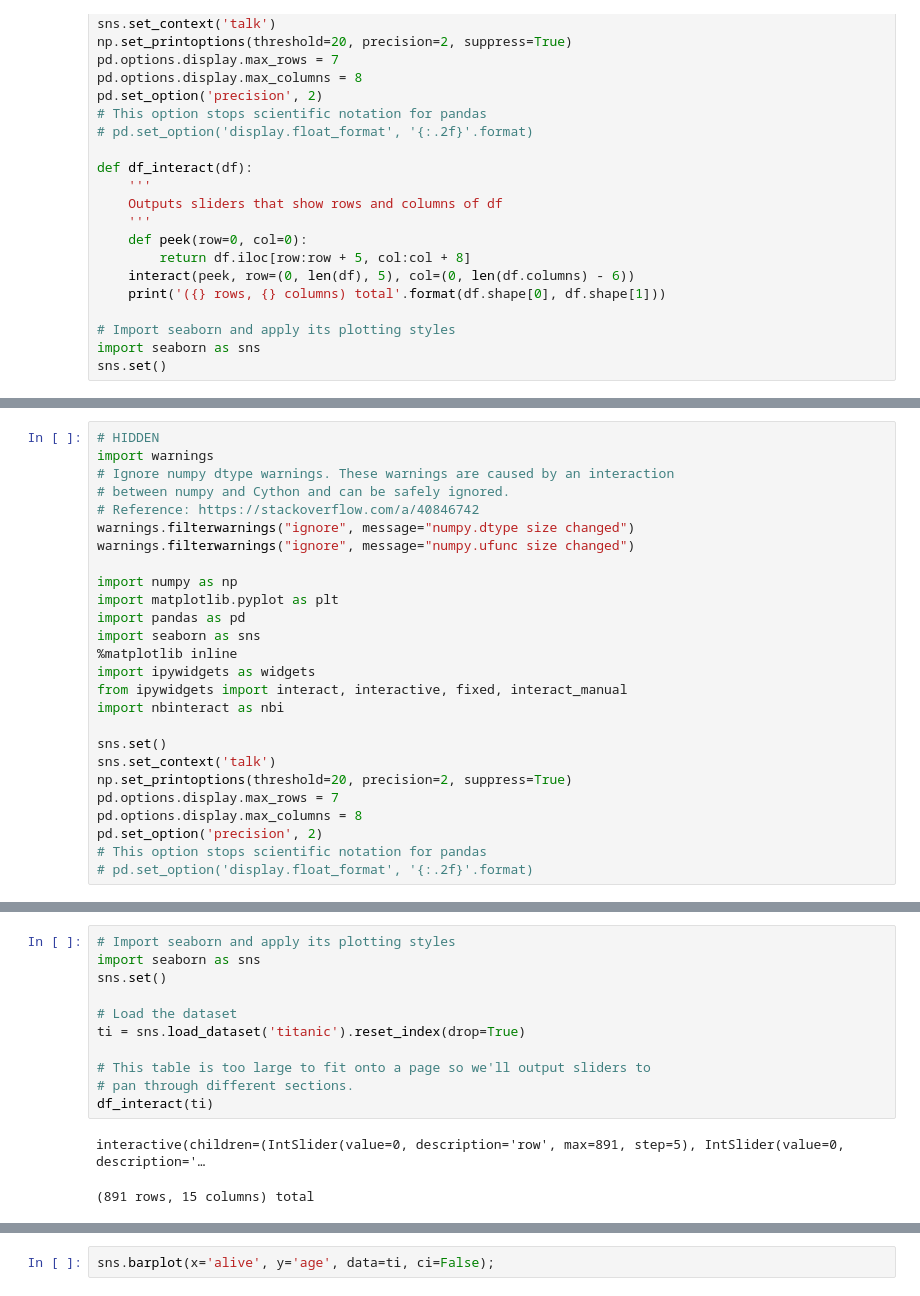
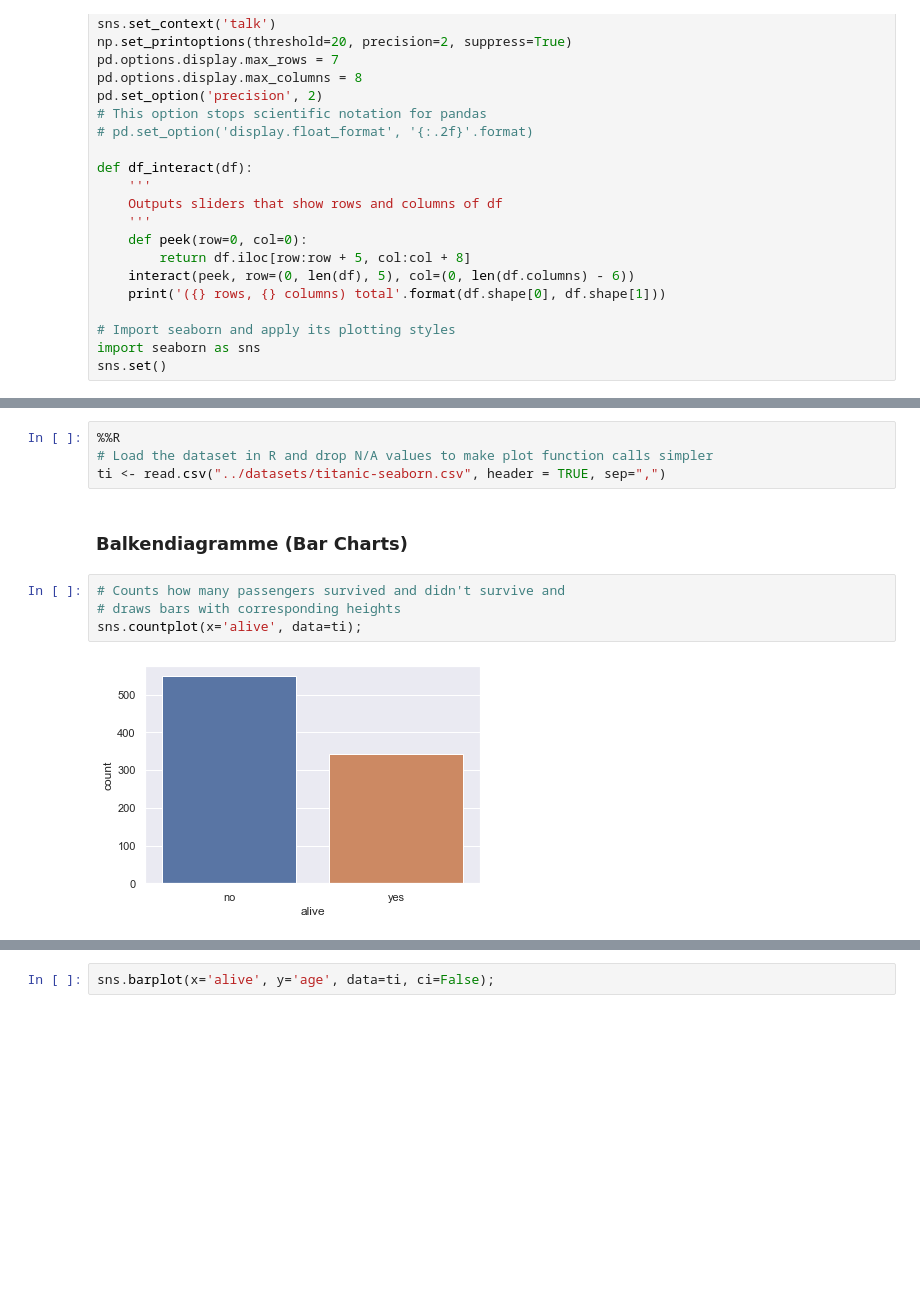
Before and after one commit to kurbaniec/everything-data-science, a Jupyter notebook: Data-Visualization/Qualitative-Daten.ipynb, the cells around one changed output, grey strips where cells are left out. Drawn from its saved outputs; the diff is of its cells as text; blank space fills up the shorter version.

Commit message:
Working on barplot section

```diff
--- a/Data-Visualization/Qualitative-Daten.ipynb
+++ b/Data-Visualization/Qualitative-Daten.ipynb
@@ -108,26 +66,0 @@ plt.show()
-# %%
-# HIDDEN
-import warnings
-# Ignore numpy dtype warnings. These warnings are caused by an interaction
-# between numpy and Cython and can be safely ignored.
-# Reference: https://stackoverflow.com/a/40846742
-warnings.filterwarnings("ignore", message="numpy.dtype size changed")
-warnings.filterwarnings("ignore", message="numpy.ufunc size changed")
-
-import numpy as np
-import matplotlib.pyplot as plt
-import pandas as pd
-import seaborn as sns
-%matplotlib inline
-import ipywidgets as widgets
-from ipywidgets import interact, interactive, fixed, interact_manual
-import nbinteract as nbi
-
-sns.set()
-sns.set_context('talk')
-np.set_printoptions(threshold=20, precision=2, suppress=True)
-pd.options.display.max_rows = 7
-pd.options.display.max_columns = 8
-pd.set_option('precision', 2)
-# This option stops scientific notation for pandas
-# pd.set_option('display.float_format', '{:.2f}'.format)
@@ -144,14 +67,12 @@ def df_interact(df):
-# %%
-# Import seaborn and apply its plotting styles
-import seaborn as sns
-sns.set()
-
-# Load the dataset
-ti = sns.load_dataset('titanic').reset_index(drop=True)
-
-# This table is too large to fit onto a page so we'll output sliders to
-# pan through different sections.
-df_interact(ti)
-# %% [output]
-interactive(children=(IntSlider(value=0, description='row', max=891, step=5), IntSlider(value=0, description='…
-(891 rows, 15 columns) total
+# %%
+%%R
+# Load the dataset in R and drop N/A values to make plot function calls simpler
+ti <- read.csv("../datasets/titanic-seaborn.csv", header = TRUE, sep=",")
+# %% [markdown]
+### Balkendiagramme (Bar Charts)
+# %%
+# Counts how many passengers survived and didn't survive and
+# draws bars with corresponding heights
+sns.countplot(x='alive', data=ti);
+# %% [output]
+[figure, added]
```
Also changed, not shown: parts of 21 cells of this notebook, 2 other files.
